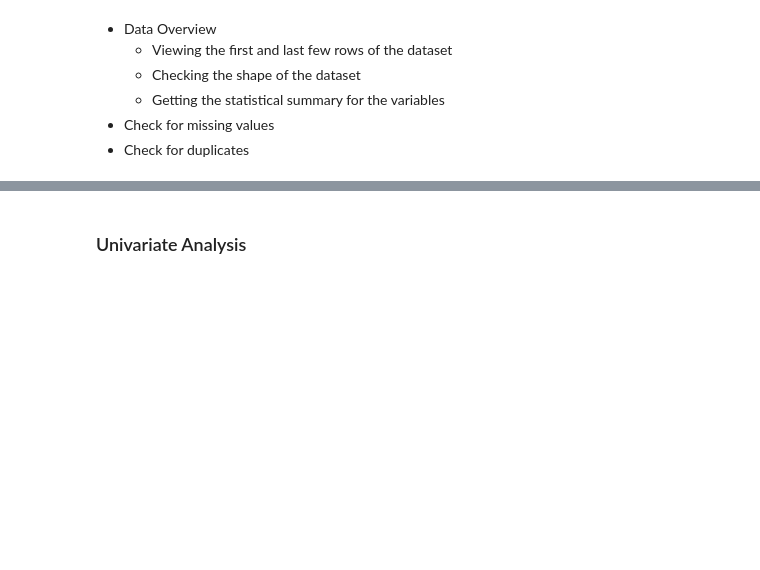
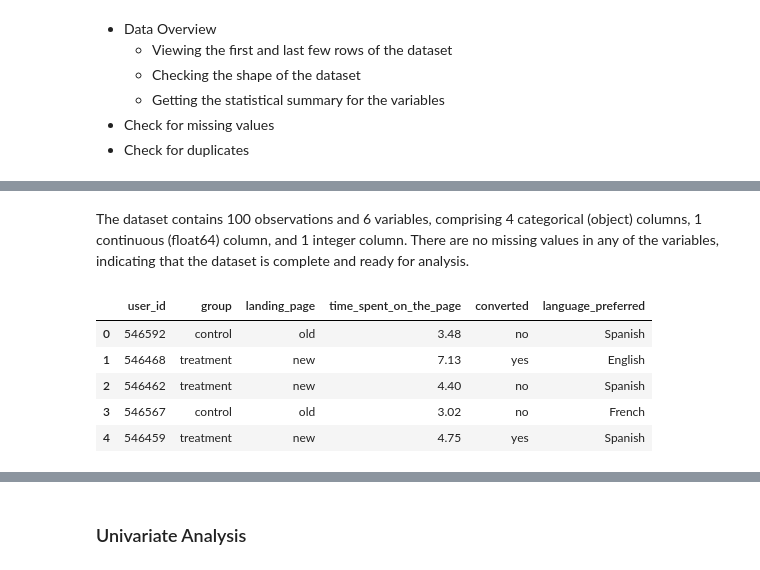
Before and after one commit to Irene-coder-dot/E-News-Express, a Jupyter notebook: ENews_Express_Learner_Notebook_Full_Code.ipynb, the cells around one changed output, grey strips where cells are left out. Saved outputs shown, nothing was run; the diff lists cells and outputs as text; code cells hidden in the pictures; blank space fills up the shorter version.

Commit message:
Add Exploratory Data Analysis

```diff
--- a/ENews_Express_Learner_Notebook_Full_Code.ipynb
+++ b/ENews_Express_Learner_Notebook_Full_Code.ipynb
@@ -52,0 +91,13 @@ ERROR: No matching distribution found for numpy==1.25.2
+# %% [markdown]
+The dataset contains 100 observations and 6 variables, comprising 4 categorical (object) columns, 1 continuous (float64) column, and 1 integer column. There are no missing values in any of the variables, indicating that the dataset is complete and ready for analysis.
+# %%
+
+# Viewing the first and last few rows of the dataset
+ENews_df.head() # It displays the first five data in the dataset
+# %% [output]
+|  | user_id | group | landing_page | time_spent_on_the_page | converted | language_preferred |
+| 0 | 546592 | control | old | 3.48 | no | Spanish |
+| 1 | 546468 | treatment | new | 7.13 | yes | English |
+| 2 | 546462 | treatment | new | 4.40 | no | Spanish |
+| 3 | 546567 | control | old | 3.02 | no | French |
+| 4 | 546459 | treatment | new | 4.75 | yes | Spanish |
```
Also changed, not shown: parts of 13 cells of this notebook.
